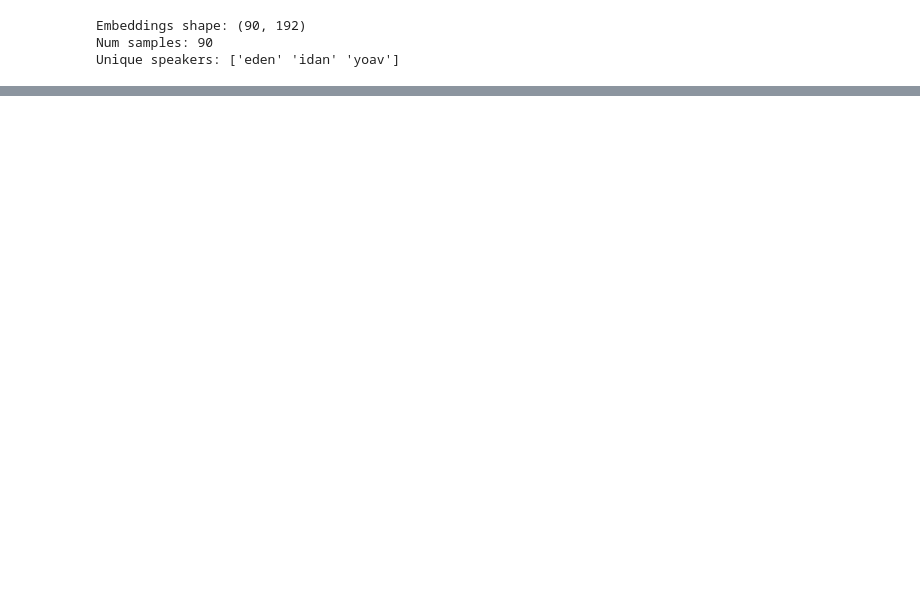
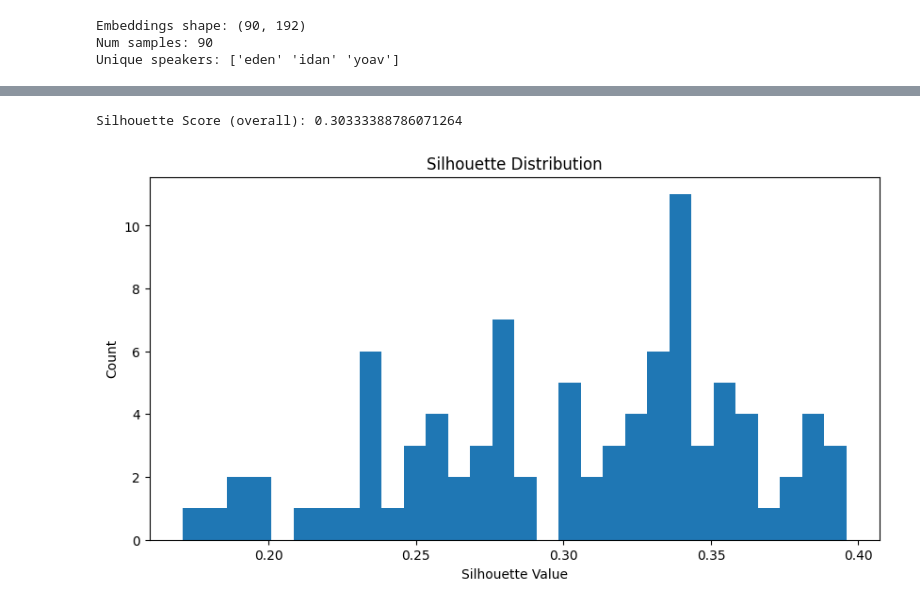
Before and after one commit to yoav1870/BioVoice, a Jupyter notebook: ecapa/level1/speaker_template_selection.ipynb, the cells around one changed output, grey strips where cells are left out. Cells and saved outputs as stored; diff of their text form; code cells hidden in the pictures; blank space fills up the shorter version.

Commit message:
with eer and silhouette_score

```diff
--- a/ecapa/level1/speaker_template_selection.ipynb
+++ b/ecapa/level1/speaker_template_selection.ipynb
@@ -300,0 +331,16 @@ Threshold at EER (cosine similarity): 0.3629
+# %%
+sil_score = silhouette_score(X_norm, df["cluster"])
+sil_samples = silhouette_samples(X_norm, df["cluster"])
+
+df["silhouette"] = sil_samples
+
+print("Silhouette Score (overall):", sil_score)
+plt.figure(figsize=(10,5))
+plt.hist(df["silhouette"], bins=30)
+plt.title("Silhouette Distribution")
+plt.xlabel("Silhouette Value")
+plt.ylabel("Count")
+plt.show()
+# %% [output]
+Silhouette Score (overall): 0.30333388786071264
+[figure, added]
```
Also changed, not shown: parts of 9 cells of this notebook.
